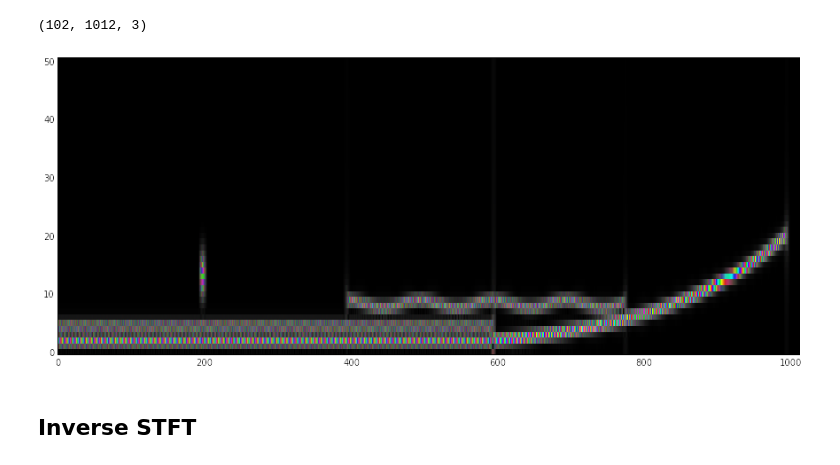
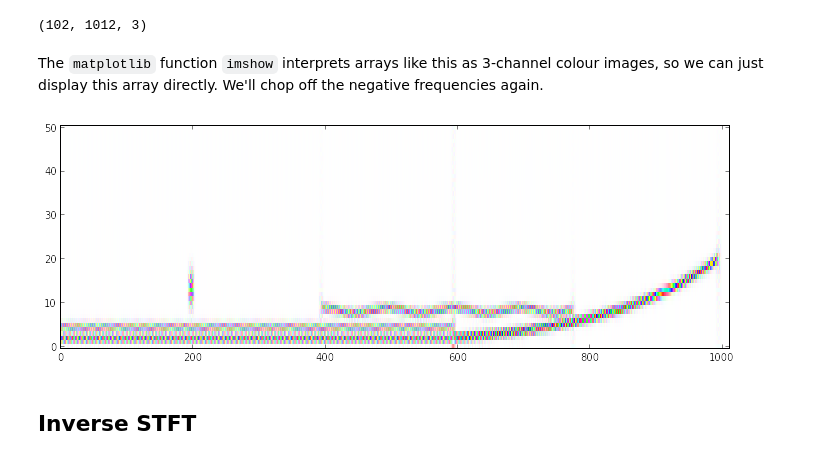
Before and after one commit to kwinkunks/timefreak, a Jupyter notebook: stft.ipynb, the cells around one changed output. Drawn from its saved outputs; the diff is of its cells as text; code cells hidden in the pictures.

```diff
--- a/stft.ipynb
+++ b/stft.ipynb
@@ -186,7 +194,8 @@ for t in SYN.T:
     for f in t:
         # This is not right, need phase angle and mag:
         #rgb = colorsys.hsv_to_rgb(f.imag, f.real, f.real)
-        rgb = colorsys.hsv_to_rgb(np.angle(f)/(2*np.pi)+0.5, np.abs(f)/fm, np.abs(f)/fm)
+        hue = 0.5 + (np.angle(f) / (2*np.pi))
+        rgb = colorsys.hsv_to_rgb(hue, np.abs(f)/fm, 1.0)
         freqs.append(rgb)
     timesteps.append(freqs)
 rgb_arr = np.array(timesteps)
@@ -194,12 +203,15 @@ rgb_arr = np.array(timesteps)
 rgb_arr.shape
 # %% [output]
 (102, 1012, 3)
+# %% [markdown]
+The `matplotlib` function `imshow` interprets arrays like this as 3-channel colour images, so we can just display this array directly. We'll chop off the negative frequencies again.
 # %%
-plt.figure(figsize=(15,6))
+plt.figure(figsize=(12,4))
 plt.imshow(rgb_arr[:rgb_arr.shape[0]/2.,...], aspect="auto", origin="lower", interpolation="none")
+plt.savefig('/home/matt/images/stft_complex.png')
 plt.show()
 # %% [output]
-[figure, old version]
+[figure, new version]
 # %% [markdown]
 ## Inverse STFT
 # %%
```
Also changed, not shown: parts of 7 cells of this notebook, 2 other files.
